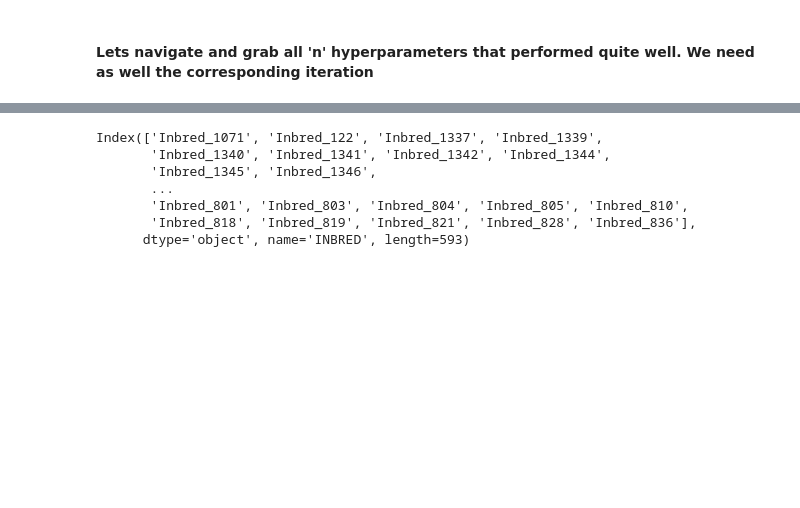
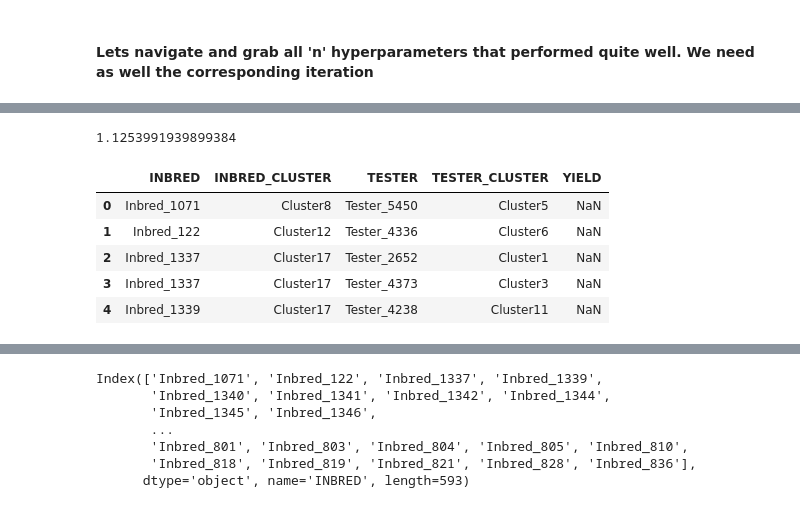
Before and after one commit to MartinBagaram/RecommendationSystem_MF-, a Jupyter notebook: notebooks/syngenta_data_exploration.ipynb, the cells around one changed output, grey strips where cells are left out. Saved outputs shown, nothing was run; the diff lists cells and outputs as text; code cells hidden in the pictures; blank space fills up the shorter version.

```diff
--- a/notebooks/syngenta_data_exploration.ipynb
+++ b/notebooks/syngenta_data_exploration.ipynb
@@ -104,0 +114,14 @@ model.global_best
+# %%
+np.max(pred_matrix)
+# %% [output]
+1.1253991939899384
+# %%
+test_df = pd.read_csv('../data/input/CC2020_test_final.csv')
+test_df.head()
+# %% [output]
+|  | INBRED | INBRED_CLUSTER | TESTER | TESTER_CLUSTER | YIELD |
+| 0 | Inbred_1071 | Cluster8 | Tester_5450 | Cluster5 | NaN |
+| 1 | Inbred_122 | Cluster12 | Tester_4336 | Cluster6 | NaN |
+| 2 | Inbred_1337 | Cluster17 | Tester_2652 | Cluster1 | NaN |
+| 3 | Inbred_1337 | Cluster17 | Tester_4373 | Cluster3 | NaN |
+| 4 | Inbred_1339 | Cluster17 | Tester_4238 | Cluster11 | NaN |
```
Also changed, not shown: parts of 18 cells of this notebook, 3 other files.
